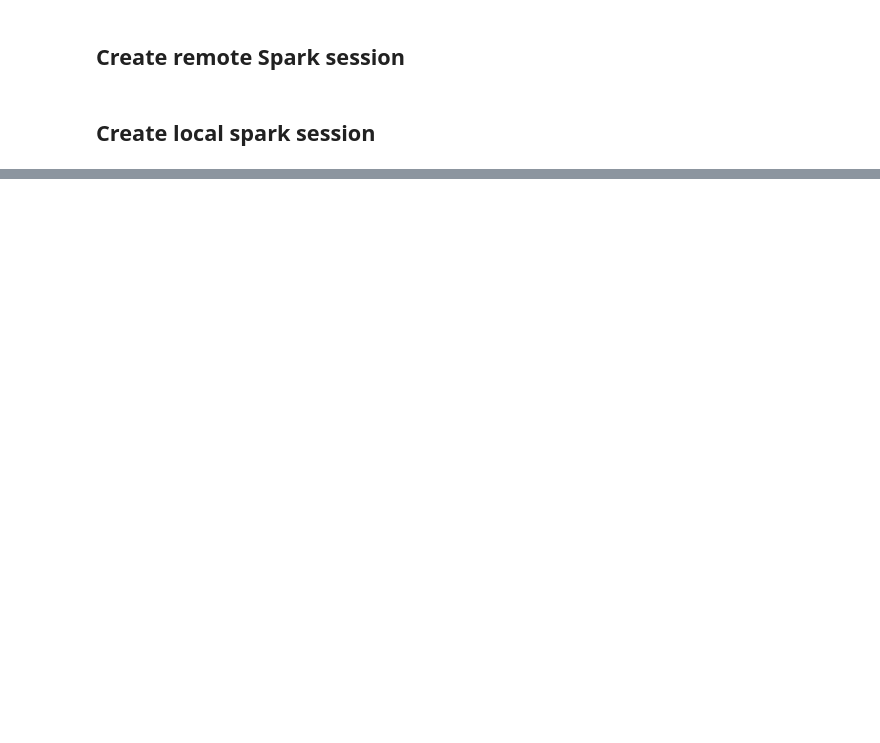
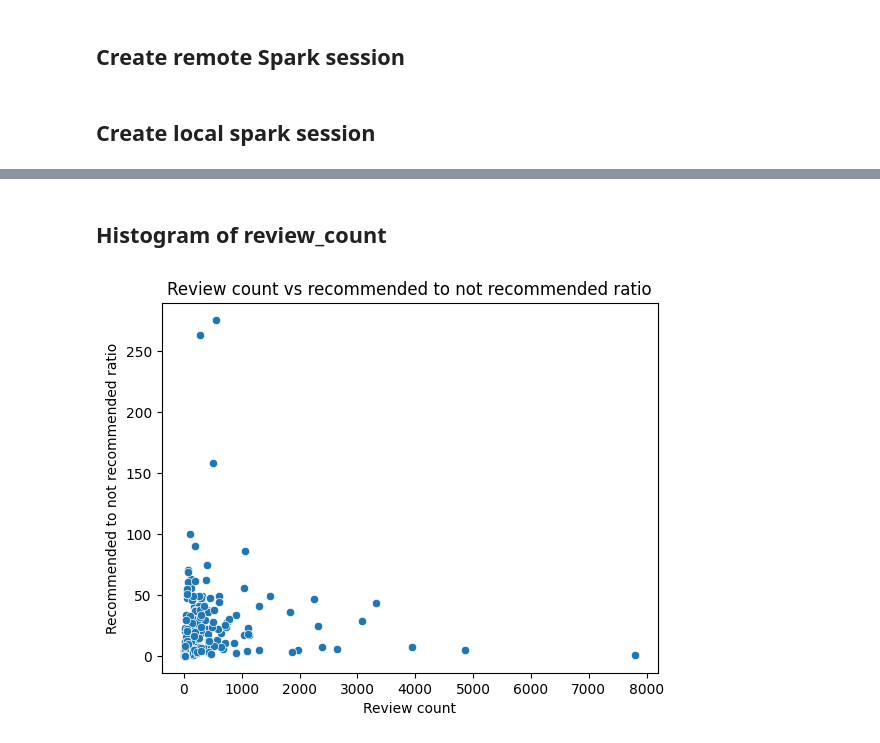
Before and after one commit to esbendamkjaer/DTU-CTFDS-02807-PROJ, a Jupyter notebook: src/dtu_ctfds_02807_proj/exploratory.ipynb, the cells around one changed output, grey strips where cells are left out. Saved outputs shown, nothing was run; the diff lists cells and outputs as text; code cells hidden in the pictures; blank space fills up the shorter version.

```diff
--- a/src/dtu_ctfds_02807_proj/exploratory.ipynb
+++ b/src/dtu_ctfds_02807_proj/exploratory.ipynb
@@ -200,0 +230,27 @@ game_reviews\
+# %%
+most_reviewed = game_reviews\
+    .groupBy(game_reviews.app_id)\
+    .agg(
+        F.count('review_id').alias('review_count'),
+        F.count(
+            F.when(game_reviews.recommended == True, 1)
+        ).alias('recommended_count'),
+        F.count(
+            F.when(game_reviews.recommended == False, 1)
+        ).alias('not_recommended_count')
+    )\
+    .withColumn(
+        'recommended_ratio',
+        F.col('recommended_count') / F.col('review_count')
+    )\
+    .withColumn(
+        'not_recommended_ratio',
+        F.col('not_recommended_count') / F.col('review_count')
+    )\
+    .withColumn(
+        'recommended_to_not_recommended_ratio',
+        F.col('recommended_count') / F.col('not_recommended_count')
+    )
+
+most_reviewed_games = most_reviewed\
+    .join(games, most_reviewed.app_id == games.app_id)
@@ -200,0 +297,17 @@ game_reviews\
+# %% [markdown]
+## Histogram of review_count
+# %%
+most_reviewed_games_pdf = most_reviewed_games.toPandas()
+# %%
+sns.scatterplot(
+    x='review_count',
+    y='recommended_to_not_recommended_ratio',
+    data=most_reviewed_games_pdf
+)
+
+plt.xlabel('Review count')
+plt.ylabel('Recommended to not recommended ratio')
+plt.title('Review count vs recommended to not recommended ratio')
+plt.show()
+# %% [output]
+[figure, added]
```
Also changed, not shown: parts of 23 cells of this notebook.
